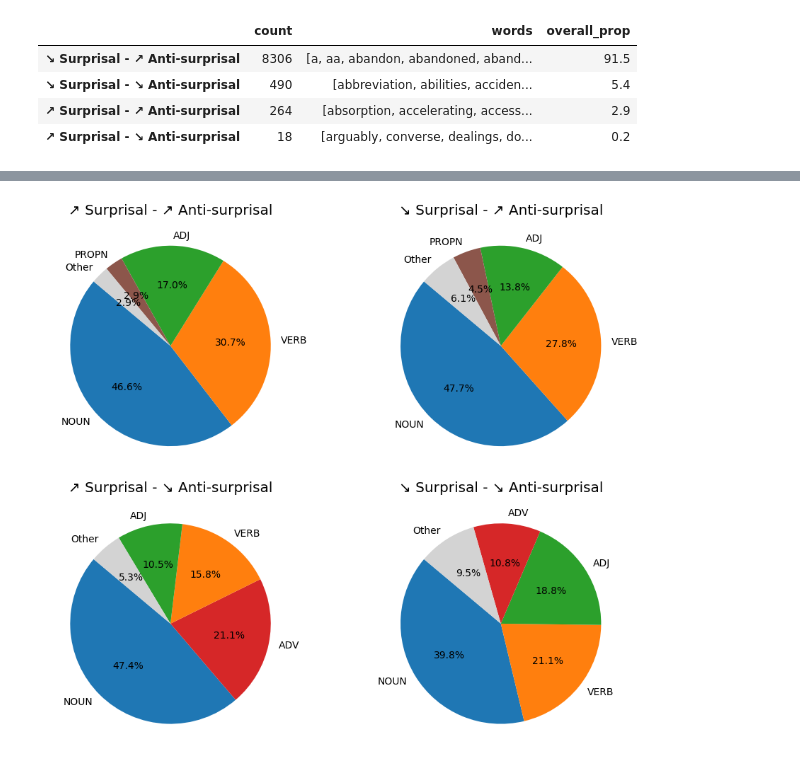
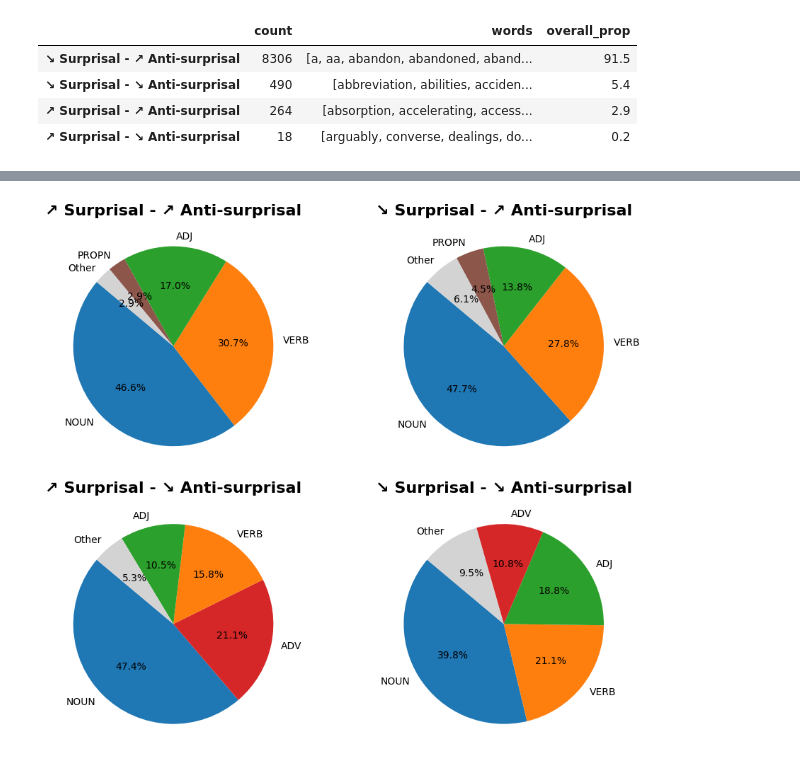
Before and after one commit to NazaninShafiabadi/antisurprisal, a Jupyter notebook: src/analysis.ipynb, the cells around one changed output, grey strips where cells are left out. Cells and saved outputs as stored; diff of their text form; code cells hidden in the pictures.

```diff
--- a/src/analysis.ipynb
+++ b/src/analysis.ipynb
@@ -311,32 +310,32 @@ tag_colors = {
 
 # Create a 2x2 grid of subplots
 fig, axes = plt.subplots(2, 2, figsize=(10, 8))  # 2x2 grid of subplots
 axes = axes.flatten()  # Flatten the axes array for easier indexing
 
 for idx, (row, ax) in enumerate(zip(categories_df.iterrows(), axes)):
     category_name = row[1].name
     proportions = {tag: row[1][tag] for tag in unique_tags if row[1][tag] > 0}
 
     # Sort tags by their proportions and highlight the top 4
     sorted_tags = sorted(proportions.items(), key=lambda x: x[1], reverse=True)
     top_tags = dict(sorted_tags[:4])
     other_tags = dict(sorted_tags[4:])
     if other_tags:
         top_tags['Other'] = sum(other_tags.values())
 
     colors = [tag_colors.get(tag, '#d3d3d3') for tag in top_tags.keys()]  # Default to gray if tag not in tag_colors
 
     ax.pie(
         top_tags.values(),
         labels=top_tags.keys(),
         autopct='%1.1f%%',
         startangle=140,
         colors=colors,
     )
-    ax.set_title(f"{category_name}")
+    ax.set_title(f"{category_name}", fontweight='bold', fontsize=16)
 
 plt.tight_layout()
 plt.savefig('../img/tag_proportions.pdf', format='pdf', bbox_inches='tight')
 plt.show()
 # %% [output]
-[figure, old version]
+[figure, new version]
```
Also changed, not shown: parts of 1 cell of this notebook, 2 other files.
